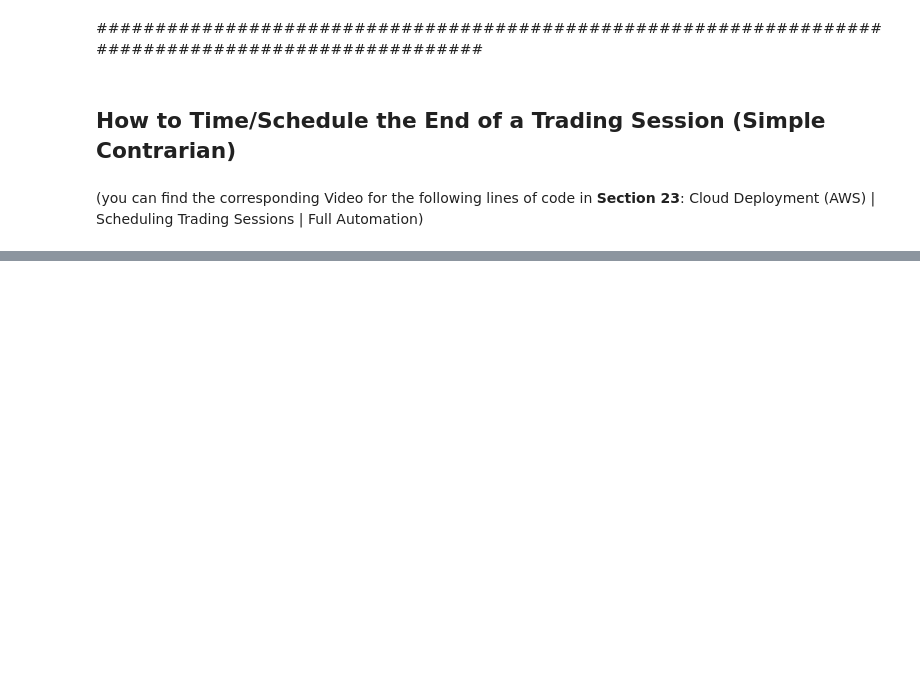
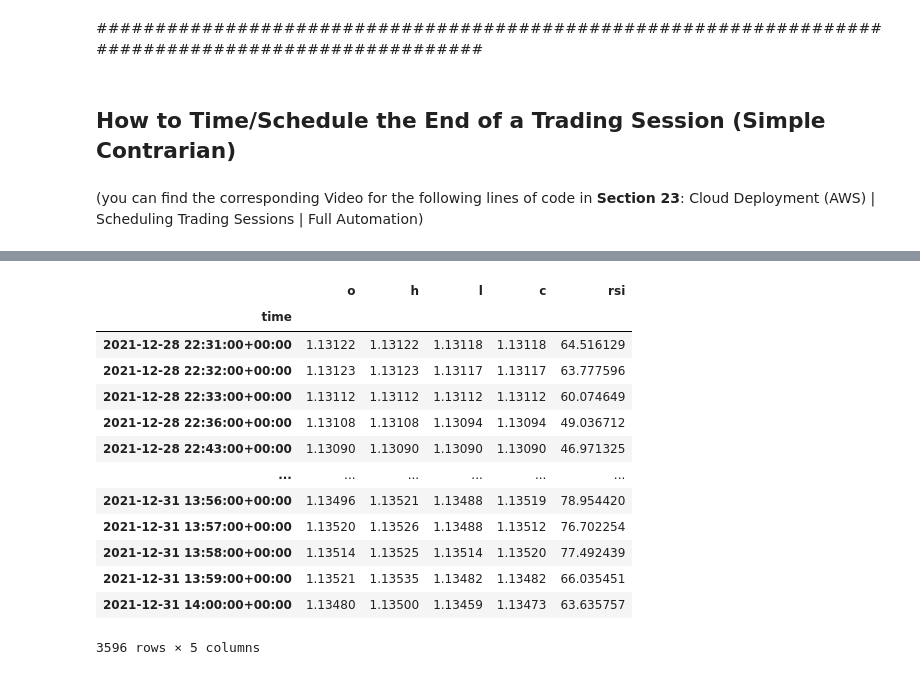
Before and after one commit to rajeshharidas/MachineLearningProject, a Jupyter notebook: Oanda_implementation.ipynb, the cells around one changed output, grey strips where cells are left out. Drawn from its saved outputs; the diff is of its cells as text; code cells hidden in the pictures; blank space fills up the shorter version.

```diff
--- a/Oanda_implementation.ipynb
+++ b/Oanda_implementation.ipynb
@@ -1513,0 +1659,17 @@ if trader.position != 0: # if we have a final open position
+# %%
+hist1.dropna()
+# %% [output]
+|  | o | h | l | c | rsi |
+| time |  |  |  |  |  |
+| 2021-12-28 22:31:00+00:00 | 1.13122 | 1.13122 | 1.13118 | 1.13118 | 64.516129 |
+| 2021-12-28 22:32:00+00:00 | 1.13123 | 1.13123 | 1.13117 | 1.13117 | 63.777596 |
+| 2021-12-28 22:33:00+00:00 | 1.13112 | 1.13112 | 1.13112 | 1.13112 | 60.074649 |
+| 2021-12-28 22:36:00+00:00 | 1.13108 | 1.13108 | 1.13094 | 1.13094 | 49.036712 |
+| 2021-12-28 22:43:00+00:00 | 1.13090 | 1.13090 | 1.13090 | 1.13090 | 46.971325 |
+| ... | ... | ... | ... | ... | ... |
+| 2021-12-31 13:56:00+00:00 | 1.13496 | 1.13521 | 1.13488 | 1.13519 | 78.954420 |
+| 2021-12-31 13:57:00+00:00 | 1.13520 | 1.13526 | 1.13488 | 1.13512 | 76.702254 |
+| 2021-12-31 13:58:00+00:00 | 1.13514 | 1.13525 | 1.13514 | 1.13520 | 77.492439 |
+| 2021-12-31 13:59:00+00:00 | 1.13521 | 1.13535 | 1.13482 | 1.13482 | 66.035451 |
+| 2021-12-31 14:00:00+00:00 | 1.13480 | 1.13500 | 1.13459 | 1.13473 | 63.635757 |
+3596 rows × 5 columns
```
Also changed, not shown: parts of 13 cells of this notebook.
